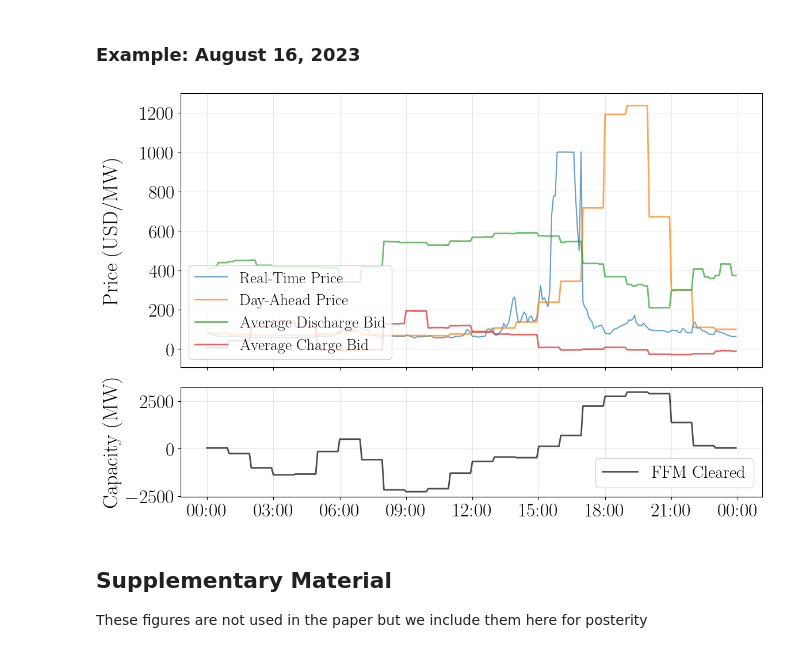
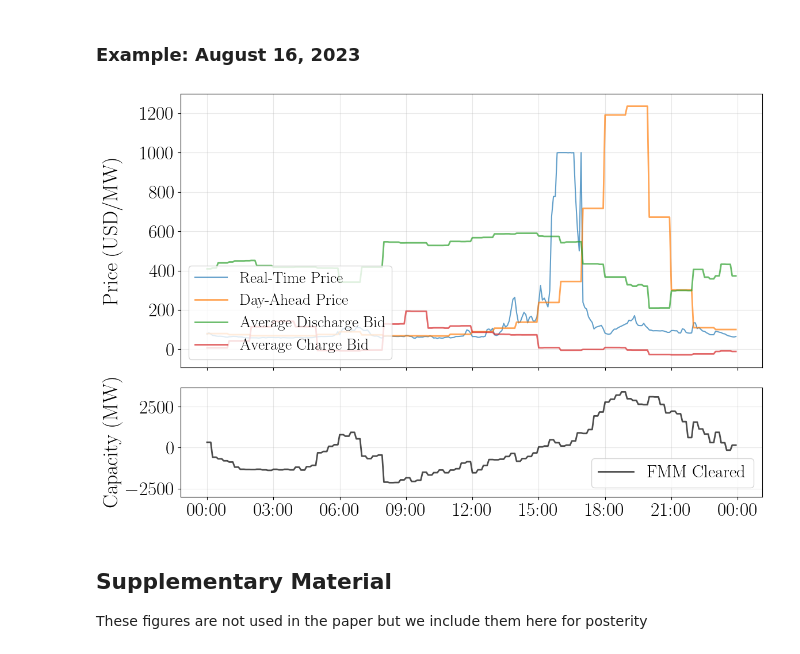
Before and after one commit to nmadev/CAISO-EnergyStorage, a Jupyter notebook: src/CAISO_ES_BID_FINAL_ANALYSIS.ipynb, the cells around one changed output. Saved outputs shown, nothing was run; the diff lists cells and outputs as text; code cells hidden in the pictures.

Commit message:
Corrected example price spike day plot

```diff
--- a/src/CAISO_ES_BID_FINAL_ANALYSIS.ipynb
+++ b/src/CAISO_ES_BID_FINAL_ANALYSIS.ipynb
@@ -1023,38 +1033,39 @@ def plot_prices_for_date(date_str, savefig: bool = False):
     # Add legends
     ax1.legend(loc="lower left", fontsize=20)
 
-    # Plot FFM Energy Cleared
+    # Plot FMM Energy Cleared
     ax2.plot(
         da_day.index,
-        da_day.tot_energy_ifm,
-        label="FFM Cleared",
+        da_day.tot_energy_rtpd,
+        label="FMM Cleared",
         linewidth=2,
         alpha=0.7,
         color="black",
     )
 
     ax2.set_ylabel("Capacity (MW)", fontsize=26)
     ax2.yaxis.set_label_coords(-0.1, 0.5)  # Align y labels vertically
     ax1.yaxis.set_label_coords(-0.1, 0.5)  # Align y labels vertically
     ax2.tick_params(axis="x", labelsize=24)
     ax2.tick_params(axis="y", labelsize=24)
     ax2.legend(loc="lower right", fontsize=22)
 
     # Format x-axis ticks to show hours
     ax2.xaxis.set_major_formatter(mdates.DateFormatter("%H:%M"))
+    ax2.set_ylim(-3000)
 
     ax1.grid(True, alpha=0.3)
     ax2.grid(True, alpha=0.3)
     plt.tight_layout()
     if savefig:
         plt.savefig("./figures/price_spike_example_day.pdf", dpi=100)
     plt.show()
 
 
 # Example usage
 plot_prices_for_date("2023-08-16", True)
 # %% [output]
-[figure, old version]
+[figure, new version]
 # %% [markdown]
 ## Supplementary Material
 
```
Also changed, not shown: parts of 1 cell of this notebook.
